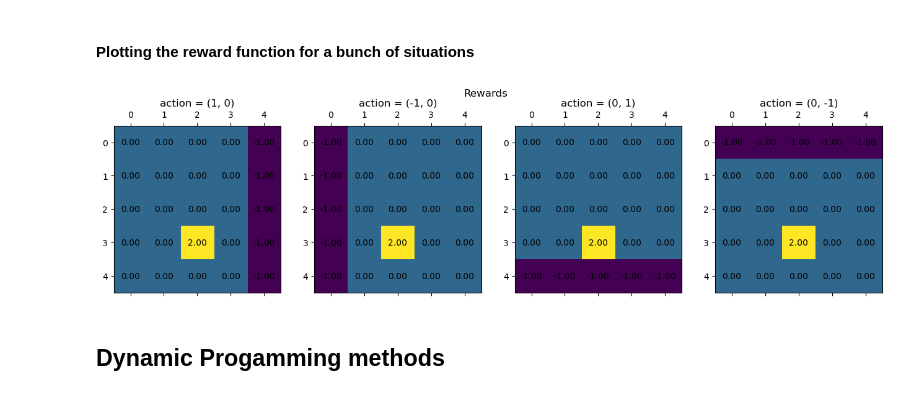
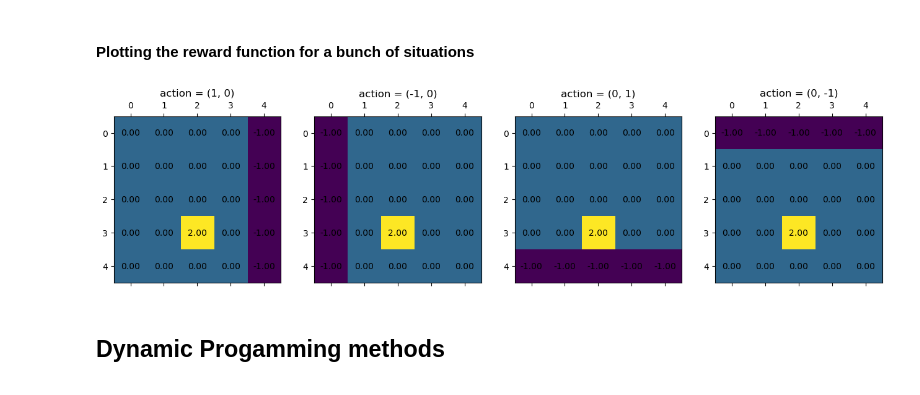
Before and after one commit to RenardDesNeiges/CIRL_Experiments, a Jupyter notebook: example.ipynb, the cells around one changed output. Saved outputs shown, nothing was run; the diff lists cells and outputs as text; code cells hidden in the pictures.

```diff
--- a/example.ipynb
+++ b/example.ipynb
@@ -66,21 +70,21 @@ plt.show()
 # %%
 size = 4.
 point = (2,2)
 action = 3
 
 fig, axs = plt.subplots(1,4,figsize=(4*size,1*size))
 
 for action in range(4):
     gridreward = MDP.states2grid(MDP.R[:,action])
     ax = axs[action]
     ax.matshow(gridreward)
     ax.set_title(f'action = {MDP.actions[action]}')
     for (i, j), z in np.ndenumerate(gridreward):
         ax.text(j, i, '{:0.2f}'.format(z), ha='center', va='center')
-fig.suptitle('Rewards')
+# fig.suptitle('Rewards')
 plt.show()
 # %% [output]
-[figure, old version]
+[figure, new version]
 # %% [markdown]
 ## Dynamic Progamming methods
 # %% [markdown]
```
Also changed, not shown: parts of 8 cells of this notebook, 2 other files.
